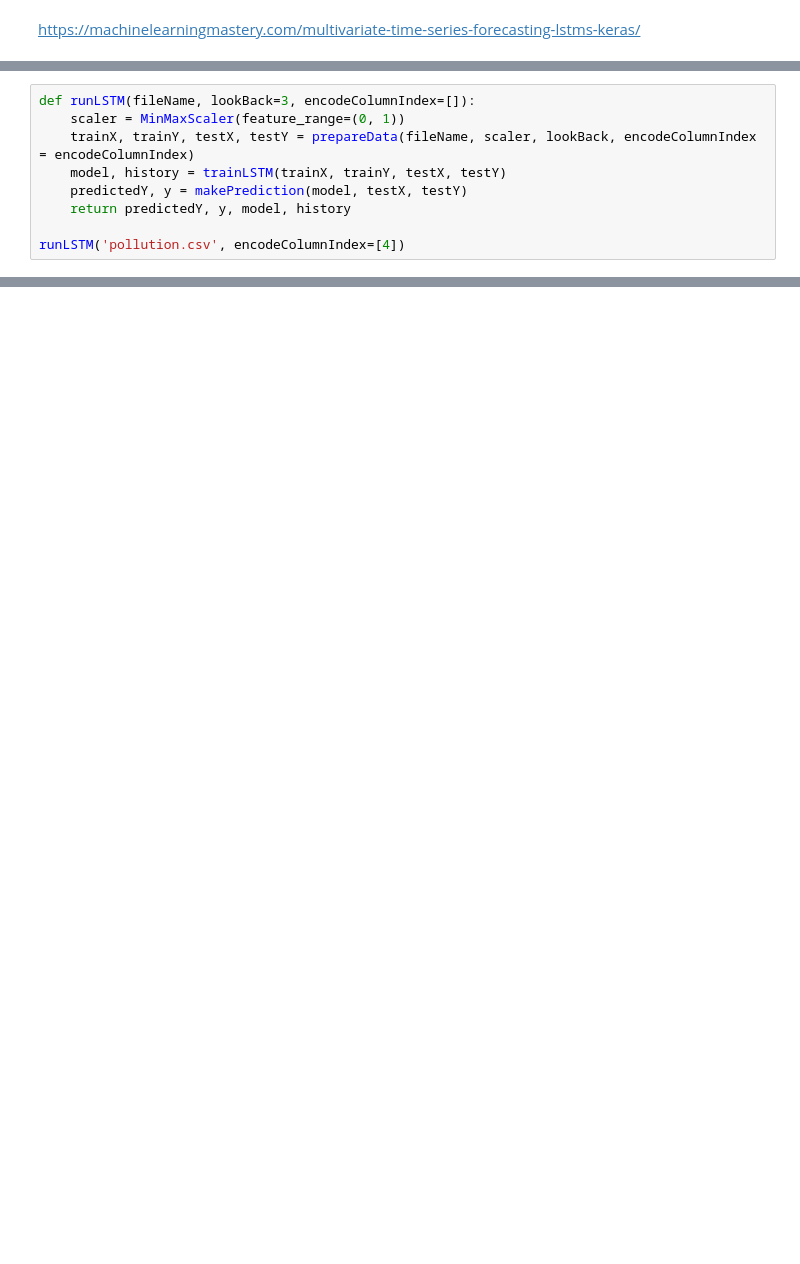
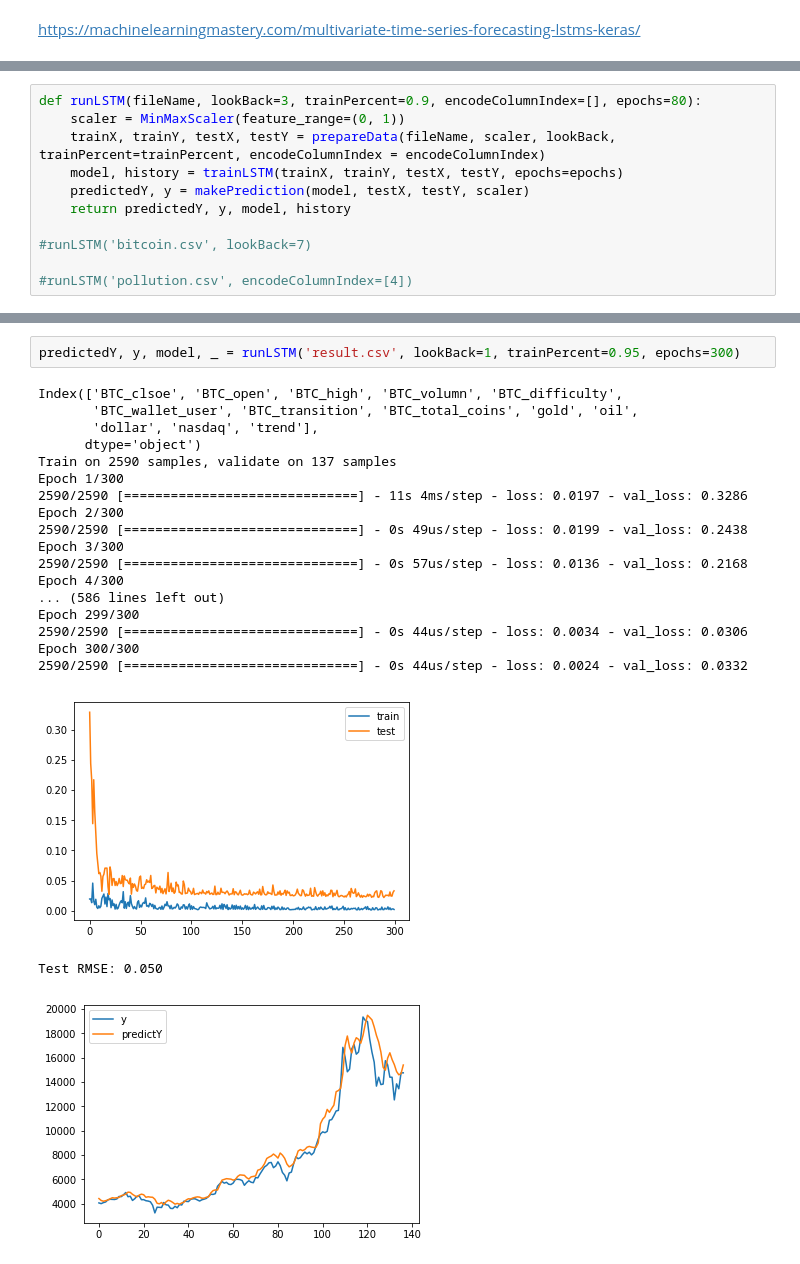
Before and after one commit to panpanpandas/cportfolio, a Jupyter notebook: RNNMultipleVariance.ipynb, the cells around one changed output, grey strips where cells are left out. Drawn from its saved outputs; the diff is of its cells as text; blank space fills up the shorter version.

```diff
--- a/RNNMultipleVariance.ipynb
+++ b/RNNMultipleVariance.ipynb
@@ -2,0 +159,11 @@ https://machinelearningmastery.com/multivariate-time-series-forecasting-lstms-ke
+# %%
+def runLSTM(fileName, lookBack=3, trainPercent=0.9, encodeColumnIndex=[], epochs=80):
+    scaler = MinMaxScaler(feature_range=(0, 1))
+    trainX, trainY, testX, testY = prepareData(fileName, scaler, lookBack, trainPercent=trainPercent, encodeColumnIndex = encodeColumnIndex)
+    model, history = trainLSTM(trainX, trainY, testX, testY, epochs=epochs)
+    predictedY, y = makePrediction(model, testX, testY, scaler)
+    return predictedY, y, model, history
+
+#runLSTM('bitcoin.csv', lookBack=7)
+
+#runLSTM('pollution.csv', encodeColumnIndex=[4])
@@ -193,9 +196,0 @@ Test RMSE: 0.022
-# %%
-def runLSTM(fileName, lookBack=3, encodeColumnIndex=[]):
-    scaler = MinMaxScaler(feature_range=(0, 1))
-    trainX, trainY, testX, testY = prepareData(fileName, scaler, lookBack, encodeColumnIndex = encodeColumnIndex)
-    model, history = trainLSTM(trainX, trainY, testX, testY)
-    predictedY, y = makePrediction(model, testX, testY)
-    return predictedY, y, model, history
-
-runLSTM('pollution.csv', encodeColumnIndex=[4])
@@ -278,0 +248,23 @@ print(y[-10:])
+# %%
+predictedY, y, model, _ = runLSTM('result.csv', lookBack=1, trainPercent=0.95, epochs=300)
+# %% [output]
+Index(['BTC_clsoe', 'BTC_open', 'BTC_high', 'BTC_volumn', 'BTC_difficulty',
+       'BTC_wallet_user', 'BTC_transition', 'BTC_total_coins', 'gold', 'oil',
+       'dollar', 'nasdaq', 'trend'],
+      dtype='object')
+Train on 2590 samples, validate on 137 samples
+Epoch 1/300
+2590/2590 [==============================] - 11s 4ms/step - loss: 0.0197 - val_loss: 0.3286
+Epoch 2/300
+2590/2590 [==============================] - 0s 49us/step - loss: 0.0199 - val_loss: 0.2438
+Epoch 3/300
+2590/2590 [==============================] - 0s 57us/step - loss: 0.0136 - val_loss: 0.2168
+Epoch 4/300
+... (586 lines left out)
+Epoch 299/300
+2590/2590 [==============================] - 0s 44us/step - loss: 0.0034 - val_loss: 0.0306
+Epoch 300/300
+2590/2590 [==============================] - 0s 44us/step - loss: 0.0024 - val_loss: 0.0332
+[figure, added]
+Test RMSE: 0.050
+[figure, added]
```
Also changed, not shown: parts of 20 cells of this notebook, 2 other files.
